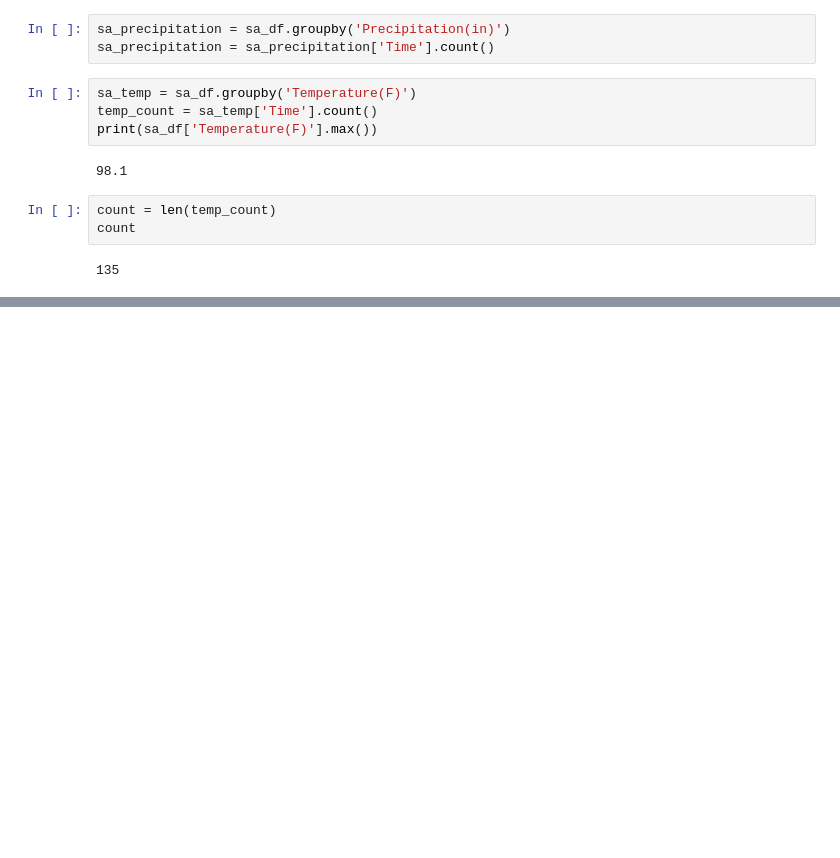
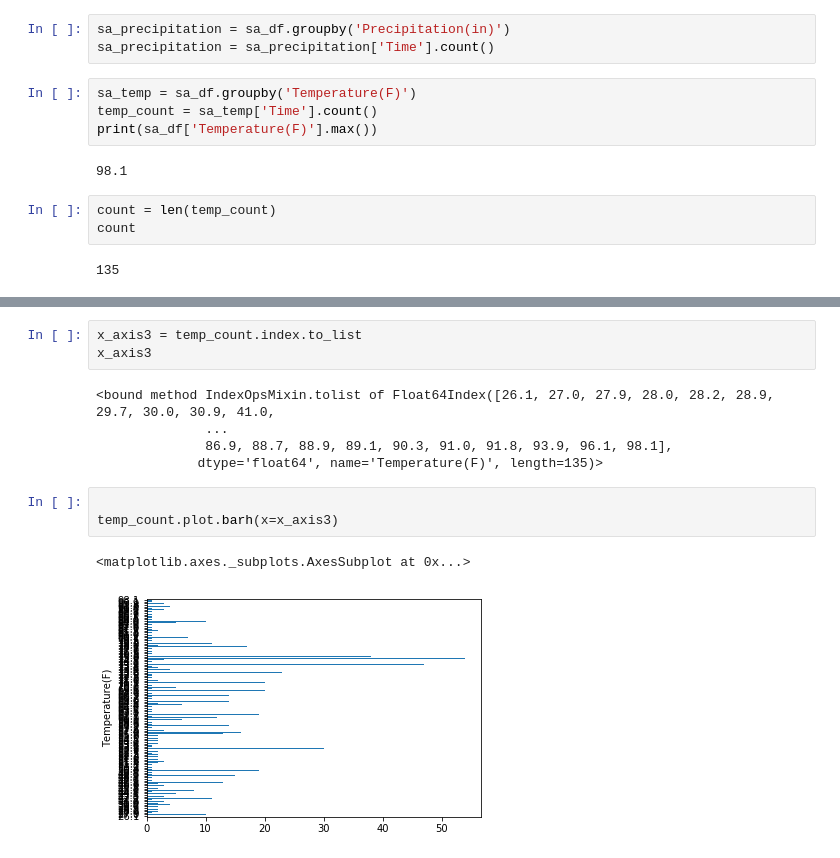
Before and after one commit to Corters22/Traffic_Data_in_San_Antonio, a Jupyter notebook: Question_2/SA_time_of_day_accidents.ipynb, the cells around one changed output, grey strips where cells are left out. Cells and saved outputs as stored; diff of their text form; blank space fills up the shorter version.

```diff
--- a/Question_2/SA_time_of_day_accidents.ipynb
+++ b/Question_2/SA_time_of_day_accidents.ipynb
@@ -116,0 +118,14 @@ temp_count.plot(kind="bar")
+# %%
+x_axis3 = temp_count.index.to_list
+x_axis3
+# %% [output]
+<bound method IndexOpsMixin.tolist of Float64Index([26.1, 27.0, 27.9, 28.0, 28.2, 28.9, 29.7, 30.0, 30.9, 41.0,
+              ...
+              86.9, 88.7, 88.9, 89.1, 90.3, 91.0, 91.8, 93.9, 96.1, 98.1],
+             dtype='float64', name='Temperature(F)', length=135)>
+# %%
+
+temp_count.plot.barh(x=x_axis3)
+# %% [output]
+<matplotlib.axes._subplots.AxesSubplot at 0x...>
+[figure, added]
```
Also changed, not shown: parts of 5 cells of this notebook.
